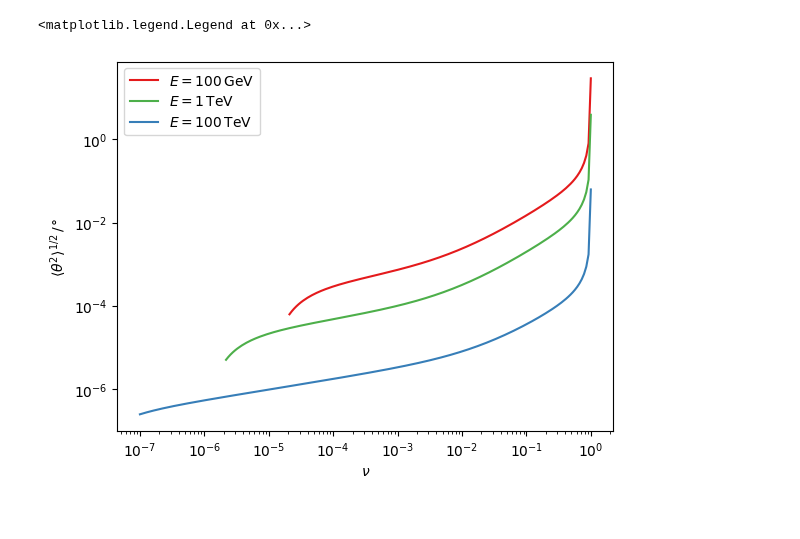
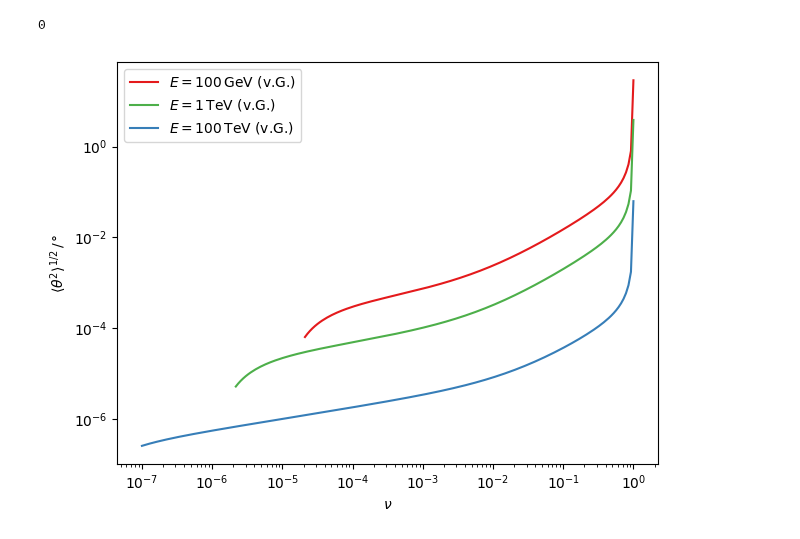
Before and after one commit to pascalgutjahr/muon-deflection-paper, a Jupyter notebook: deflection/deflection_parametrizations/epair.ipynb, the cells around one changed output. Saved outputs shown, nothing was run; the diff lists cells and outputs as text; code cells hidden in the pictures.

```diff
--- a/deflection/deflection_parametrizations/epair.ipynb
+++ b/deflection/deflection_parametrizations/epair.ipynb
@@ -5,3 +6,15 @@ import matplotlib.cm as cm
+# %%
+save_plot = True
+
+currentNotebook = 'epair'
+
+plot_dir = 'plots/{}/'.format(currentNotebook)
+os.system('mkdir -p {}'.format(plot_dir))
+
+df_dir = 'data/{}/'.format(currentNotebook)
+os.system('mkdir -p {}'.format(df_dir))
+# %% [output]
+0
 # %%
 rnd = np.random.RandomState(43)
 # %%
@@ -25,29 +38,30 @@ def get_rms_theta_pairprod_exp(E, nu):
 # %%
 E = 1e2 # in GeV ausgedrückt
 nu = np.logspace(-7, -0.001, 200)
 nu = nu[nu>4 * 511e-6/(E)]
 thetas = [get_rms_theta_pairprod_exp(E, nus) for nus in nu]
-plt.plot(nu, np.rad2deg(thetas), '-', color=colors[0], label=r'$E = 100\,$GeV')
+plt.plot(nu, np.rad2deg(thetas), '-', color=colors[0], label=r'$E = 100\,$GeV (v.G.)')
 
 E = 1e3 # in GeV ausgedrückt
 nu = np.logspace(-7, -0.001, 200)
 nu = nu[nu>4 * 511e-6/(E)]
 thetas = [get_rms_theta_pairprod_exp(E, nus) for nus in nu]
-plt.plot(nu, np.rad2deg(thetas), '-', color=colors[2], label=r'$E = 1\,$TeV')
+plt.plot(nu, np.rad2deg(thetas), '-', color=colors[2], label=r'$E = 1\,$TeV (v.G.)')
 
 
 E = 1e5 # in GeV ausgedrückt
 nu = np.logspace(-7, -0.001, 200)
 nu = nu[nu>4 * 511e-6/(E)]
 thetas = [get_rms_theta_pairprod_exp(E, nus) for nus in nu]
-plt.plot(nu, np.rad2deg(thetas), '-', color=colors[1], label=r'$E = 100\,$TeV')
+plt.plot(nu, np.rad2deg(thetas), '-', color=colors[1], label=r'$E = 100\,$TeV (v.G.)')
 
 plt.xscale('log')
 plt.yscale('log')
 plt.xlabel(r'$\nu$')
 plt.ylabel(r'$\langle\theta^2\rangle^{1/2}\,/\,°$')
 plt.legend()
-# plt.savefig('pairprod_plots/pairprod_rms_theta_degree.pdf')
+plt.tight_layout()
+if save_plot:
+    plt.savefig(plot_dir + 'epair_rms_theta_100GeV_1TeV_100TeV.pdf')
 # %% [output]
-<matplotlib.legend.Legend at 0x...>
-[figure, old version]
+[figure, new version]
```
Also changed, not shown: parts of 1 cell of this notebook, 5 other files.
